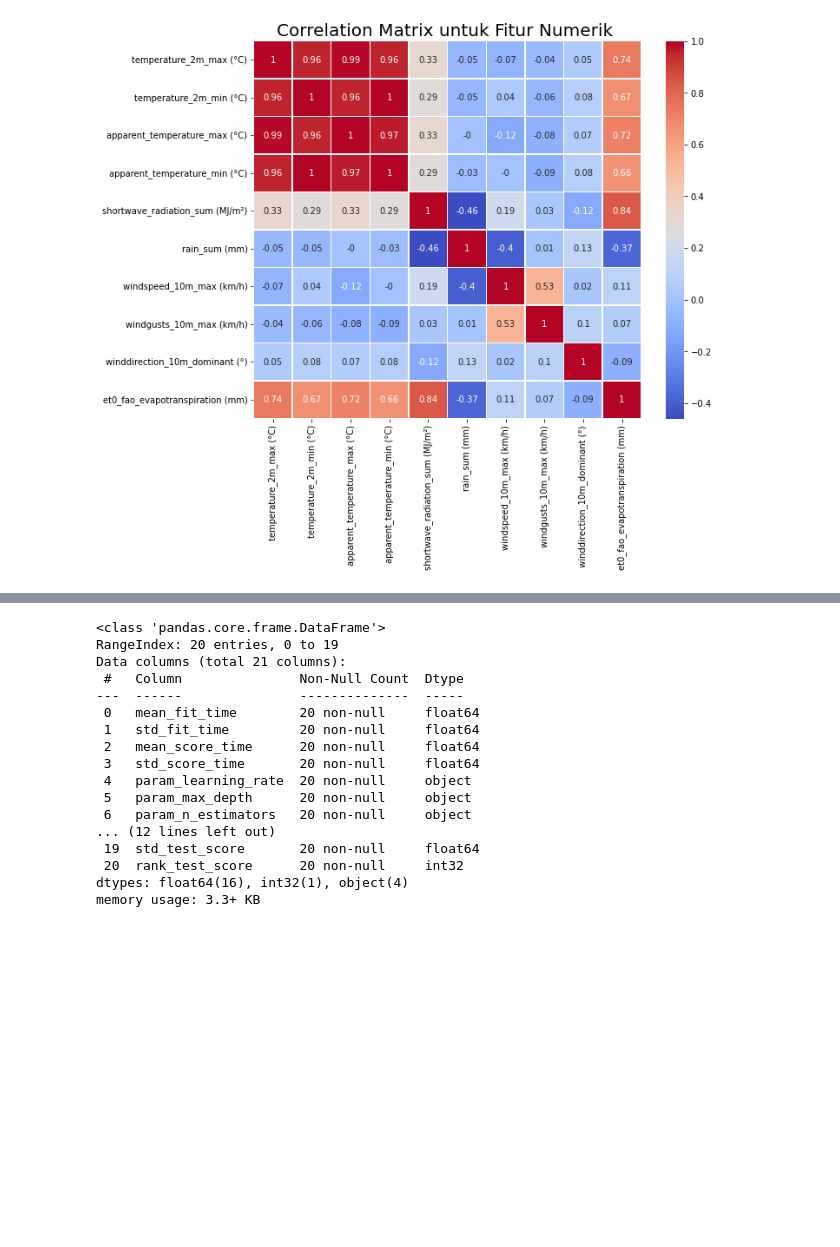
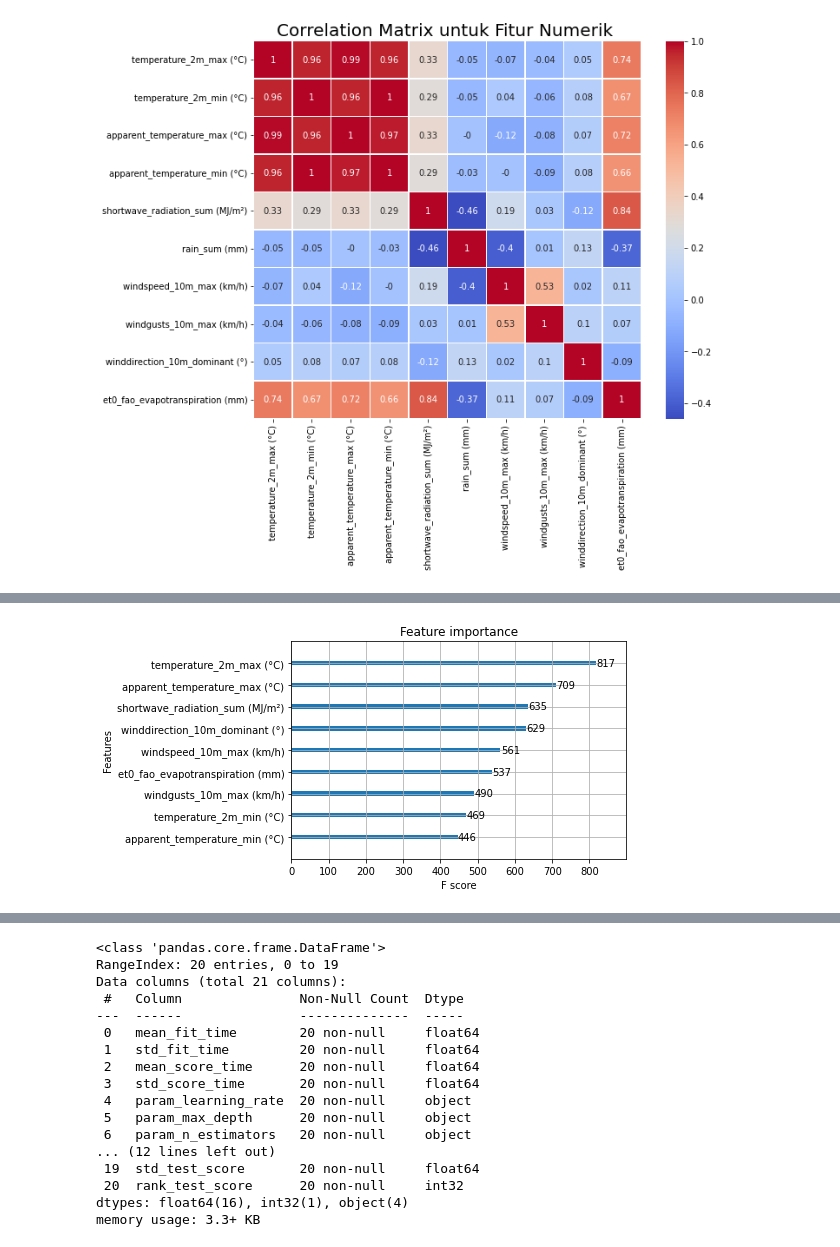
Before and after one commit to el-thobhy/rainfall-prediction, a Jupyter notebook: test_code_kaggle.ipynb, the cells around one changed output, grey strips where cells are left out. Drawn from its saved outputs; the diff is of its cells as text; code cells hidden in the pictures; blank space fills up the shorter version.

Commit message:
adding feature plot selection

```diff
--- a/test_code_kaggle.ipynb
+++ b/test_code_kaggle.ipynb
@@ -341,0 +301,7 @@ data_baru.iloc[1:100].plot.line(figsize=(24,6),lw=1)
+# %%
+from xgboost import plot_importance
+ax = plot_importance(best_xgb_model)
+fig = ax.figure
+fig.show()
+# %% [output]
+[figure, added]
```
Also changed, not shown: parts of 13 cells of this notebook.
